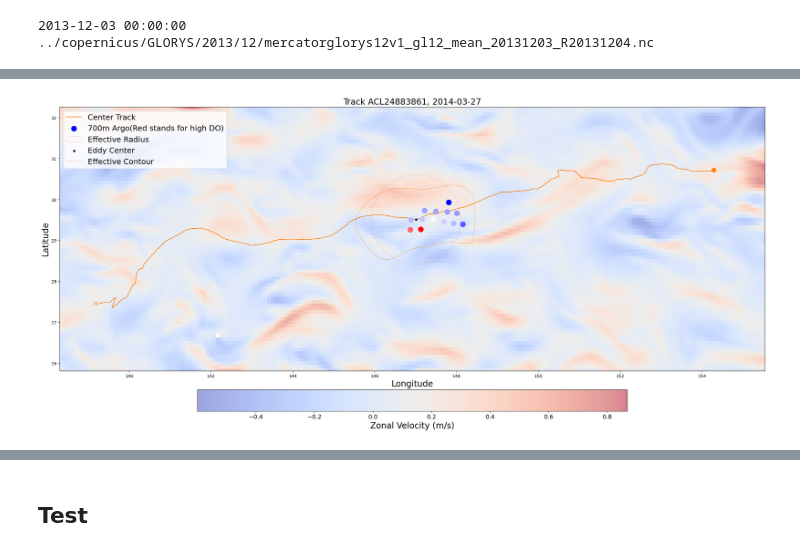
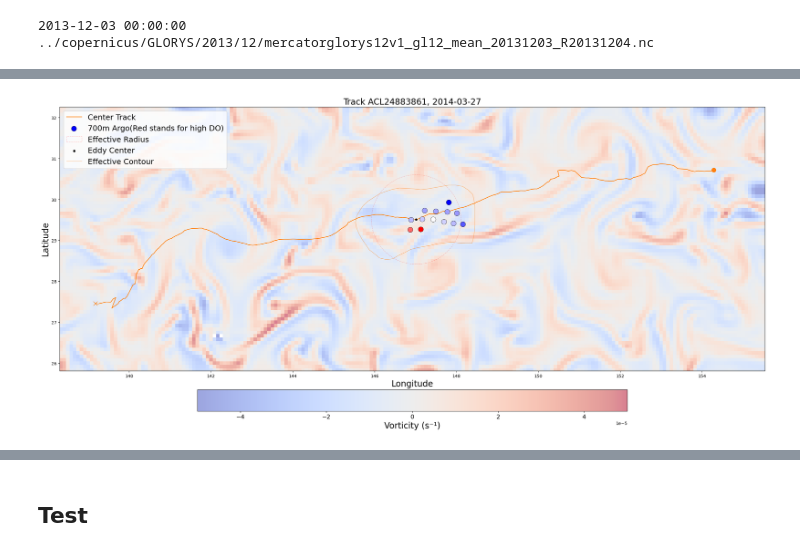
Before and after one commit to jjijack/Oxygen, a Jupyter notebook: GLORYS.ipynb, the cells around one changed output, grey strips where cells are left out. Cells and saved outputs as stored; diff of their text form; code cells hidden in the pictures.

Commit message:
Add calculate_vorticity function
The plot_track_area_surface_glorys feature now utilizes vorticity as the default background.

```diff
--- a/GLORYS.ipynb
+++ b/GLORYS.ipynb
@@ -391,6 +391,6 @@ uo eastward_sea_water_velocity
 vo northward_sea_water_velocity
 ('time', 'depth', 'latitude', 'longitude') (1, 50, 2041, 4320)
 # %%
-track.plot_track_area_surface_glorys(acl, 24883861, 114, 'u', show_fig=True, deep_argo=True)
+track.plot_track_area_surface_glorys(acl, 24883861, 114, show_fig=True, deep_argo=True)
 # %% [output]
-[figure, old version]
+[figure, new version]
```
Also changed, not shown: parts of 1 cell of this notebook, 1 other file.
